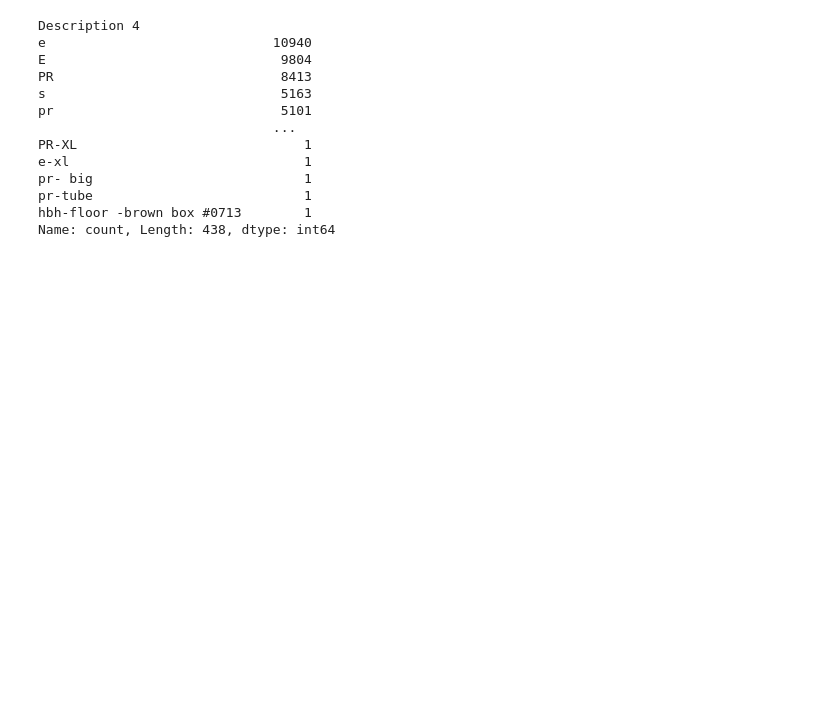
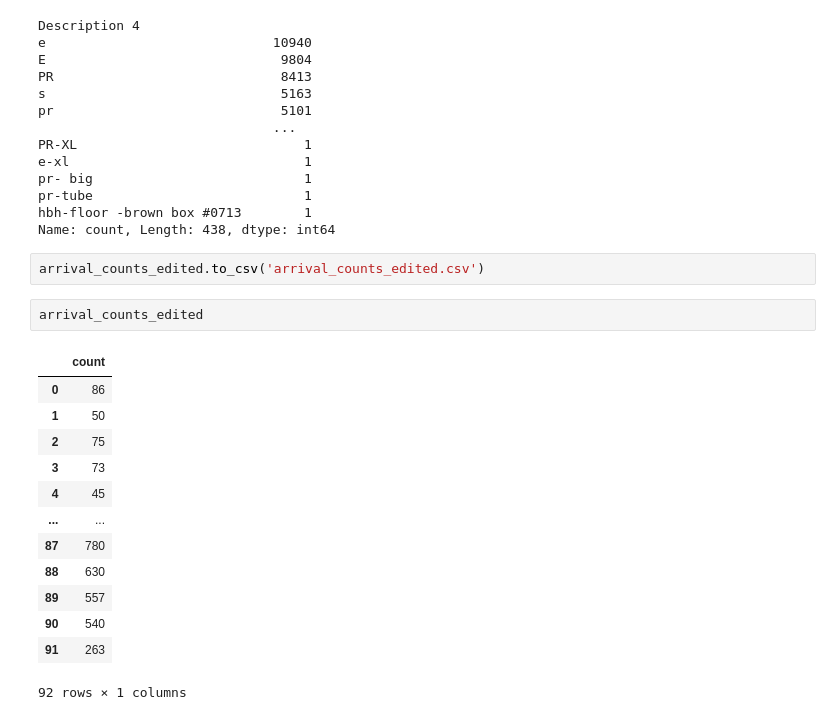
Before and after one commit to marykolbas/mailroom_simulations, a Jupyter notebook: distribution.ipynb, the cells around one changed output. Drawn from its saved outputs; the diff is of its cells as text; blank space fills up the shorter version.

```diff
--- a/distribution.ipynb
+++ b/distribution.ipynb
@@ -207,3 +209,21 @@ pr- big                           1
 pr-tube                           1
 hbh-floor -brown box #0713        1
 Name: count, Length: 438, dtype: int64
+# %%
+arrival_counts_edited.to_csv('arrival_counts_edited.csv')
+# %%
+arrival_counts_edited
+# %% [output]
+|  | count |
+| 0 | 86 |
+| 1 | 50 |
+| 2 | 75 |
+| 3 | 73 |
+| 4 | 45 |
+| ... | ... |
+| 87 | 780 |
+| 88 | 630 |
+| 89 | 557 |
+| 90 | 540 |
+| 91 | 263 |
+92 rows × 1 columns
```
Also changed, not shown: parts of 1 cell of this notebook, 2 other files.
